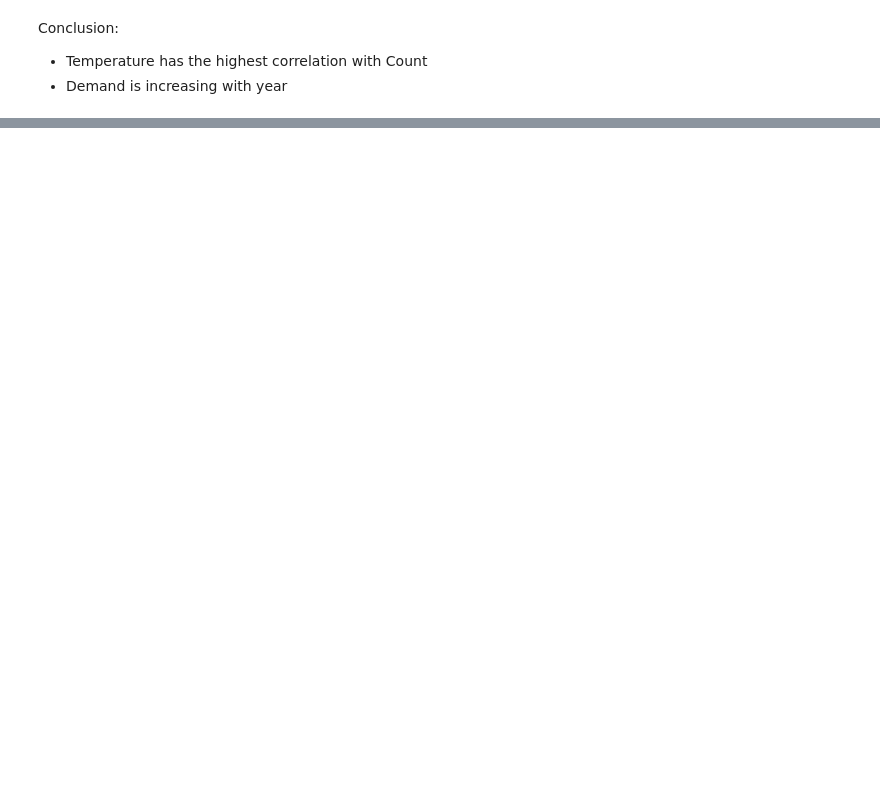
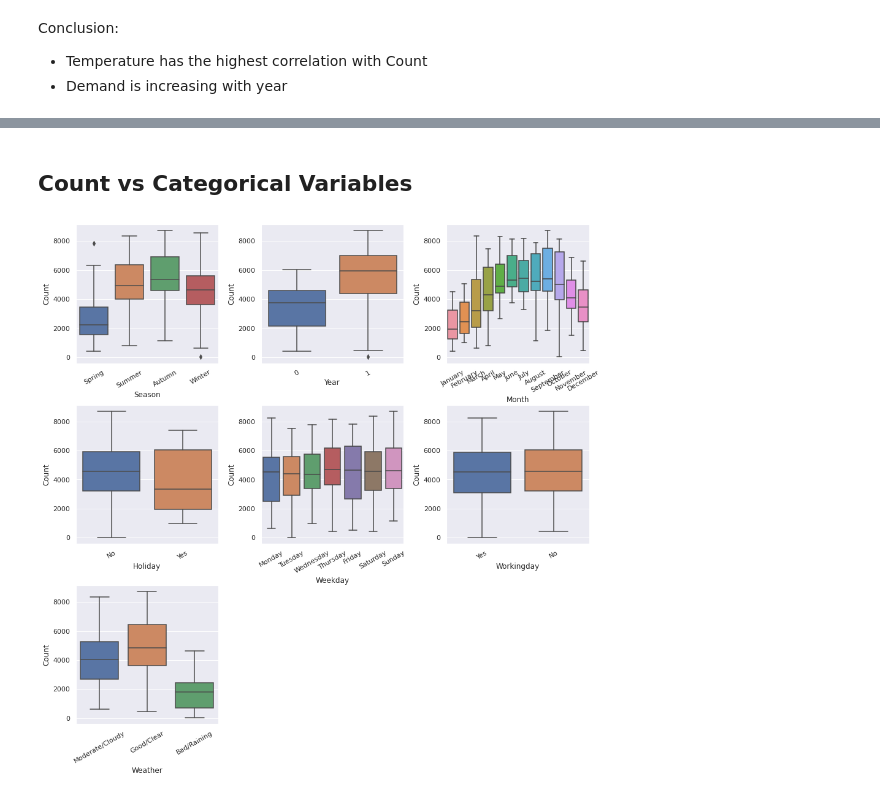
Before and after one commit to akshaysmin/Bike-Sharing-Demand-Prediction, a Jupyter notebook: Bike_Sharing_Demand.ipynb, the cells around one changed output, grey strips where cells are left out. Drawn from its saved outputs; the diff is of its cells as text; code cells hidden in the pictures; blank space fills up the shorter version.

```diff
--- a/Bike_Sharing_Demand.ipynb
+++ b/Bike_Sharing_Demand.ipynb
@@ -331,0 +397,18 @@ plt.show()
+# %% [markdown]
+## Count vs Categorical Variables
+# %%
+cat_cols = ['Season', 'Year', 'Month', 'Holiday', 'Weekday', 'Workingday', 'Weather']
+
+plt.figure(figsize=(15,15))
+for i,col in enumerate(cat_cols):
+    plt.subplot(3,3,i+1)
+    ax = sns.boxplot(data=df_bikes,
+                     x=col,
+                     y='Count',
+                     order = None if col is not 'Month' else ['January', 'February', 'March', 'April', 'May', 'June', 'July', 'August', 'September', 'October', 'November', 'December']
+                     )
+    ax.set_xticklabels(ax.get_xticklabels(),rotation=30)
+plt.subplots_adjust(wspace=0.3, hspace=0.3)
+plt.show()
+# %% [output]
+[figure, added]
```
Also changed, not shown: parts of 40 cells of this notebook.
